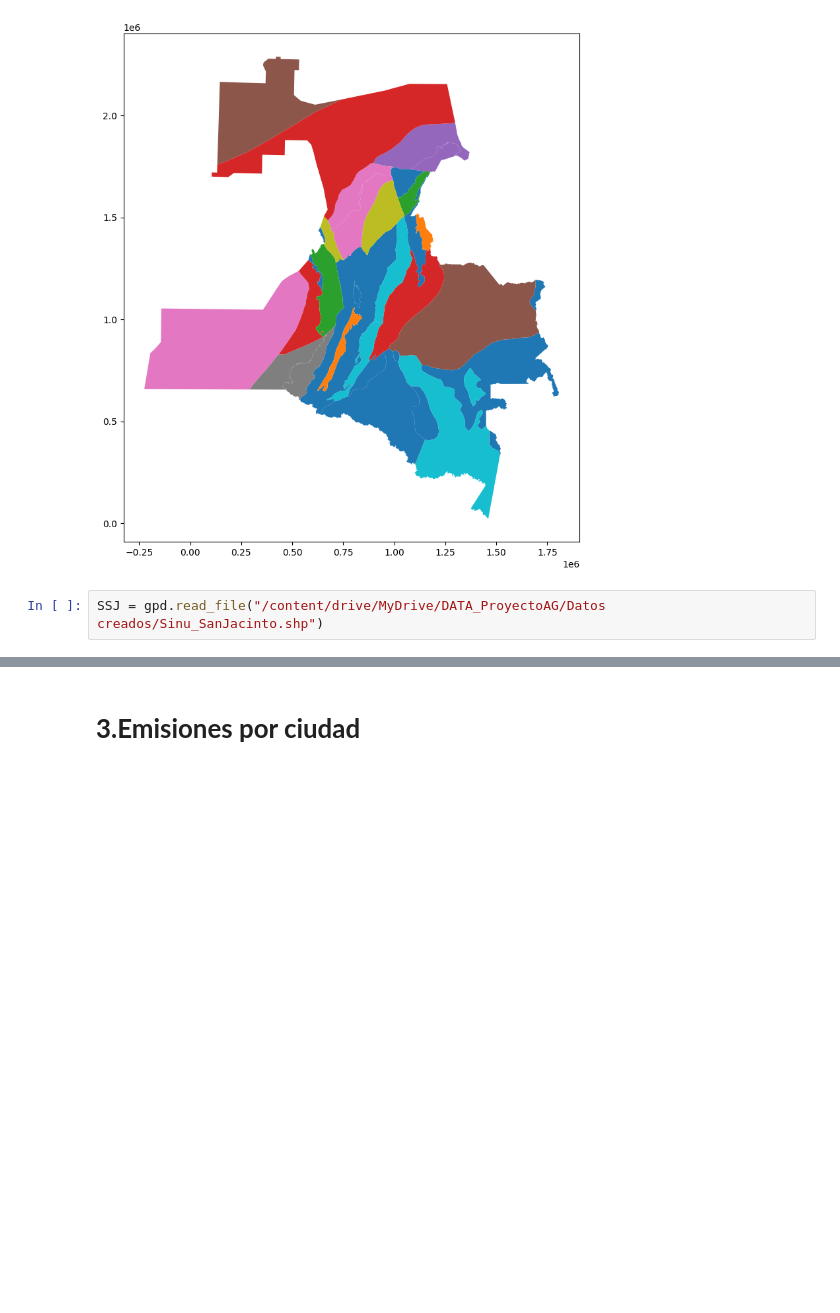
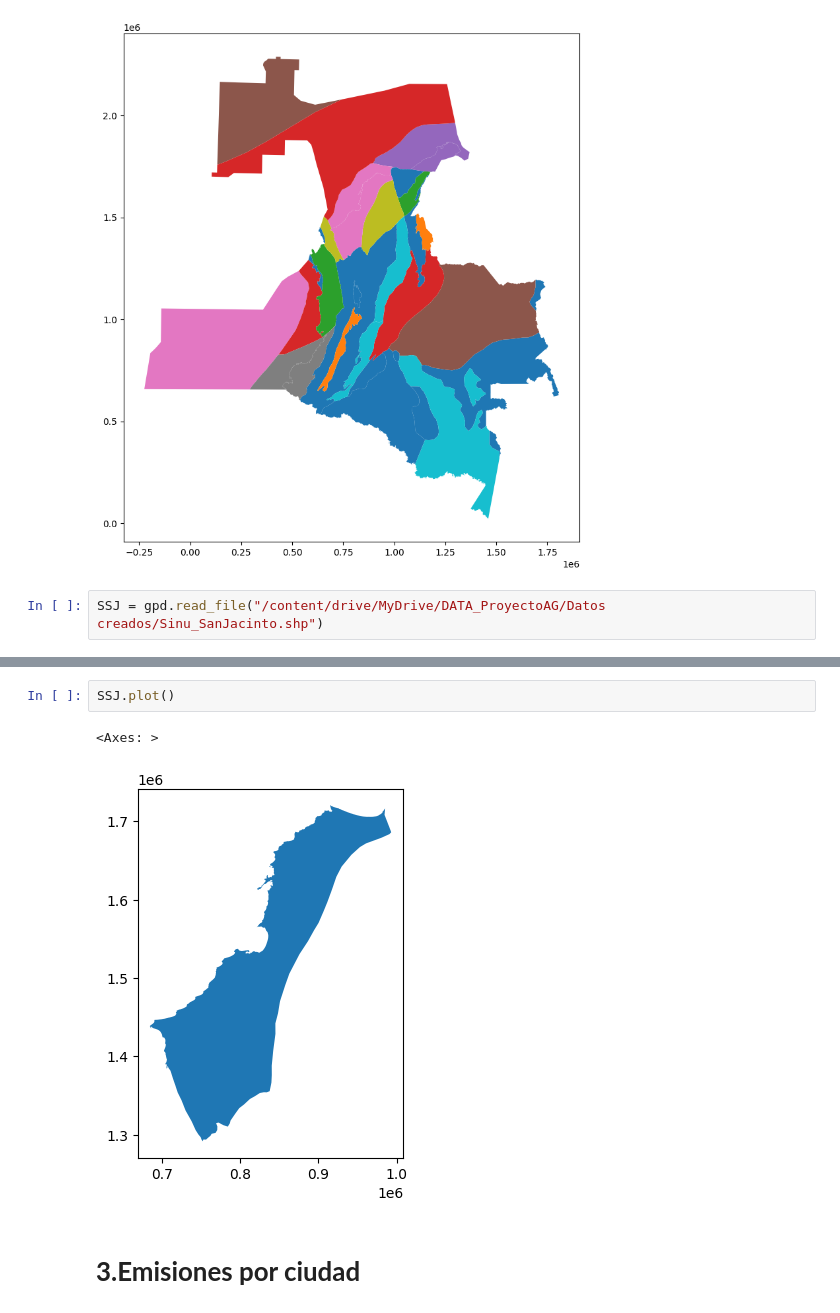
Before and after one commit to Anggarciaar/Proyecto_AnalisisGeoespacial, a Jupyter notebook: Proyecto_AnalisisGeoespacial.ipynb, the cells around one changed output, grey strips where cells are left out. Saved outputs shown, nothing was run; the diff lists cells and outputs as text; blank space fills up the shorter version.

```diff
--- a/Proyecto_AnalisisGeoespacial.ipynb
+++ b/Proyecto_AnalisisGeoespacial.ipynb
@@ -128,6 +207,11 @@ SSJ.head(4)
 # %% [output]
 |  | FID_CUENCA | NOMBRE | AREA | NMG | AÑO | TIPO | TIPO_2 | LOWYTF | BASEYTF | HIGHYTF | ... |
 | 0 | 17 | SINU-SAN JACINTO | 3.974779e+06 | SIN SJ | 2007 | FRONTERA | ACCRETIONARY PRISM | 0 | 50 | 1011 | ... |
+# %%
+SSJ.plot()
+# %% [output]
+<Axes: >
+[figure, added]
 # %% [markdown]
 # **3.Emisiones por ciudad**
 # %%
```
Also changed, not shown: parts of 26 cells of this notebook.
